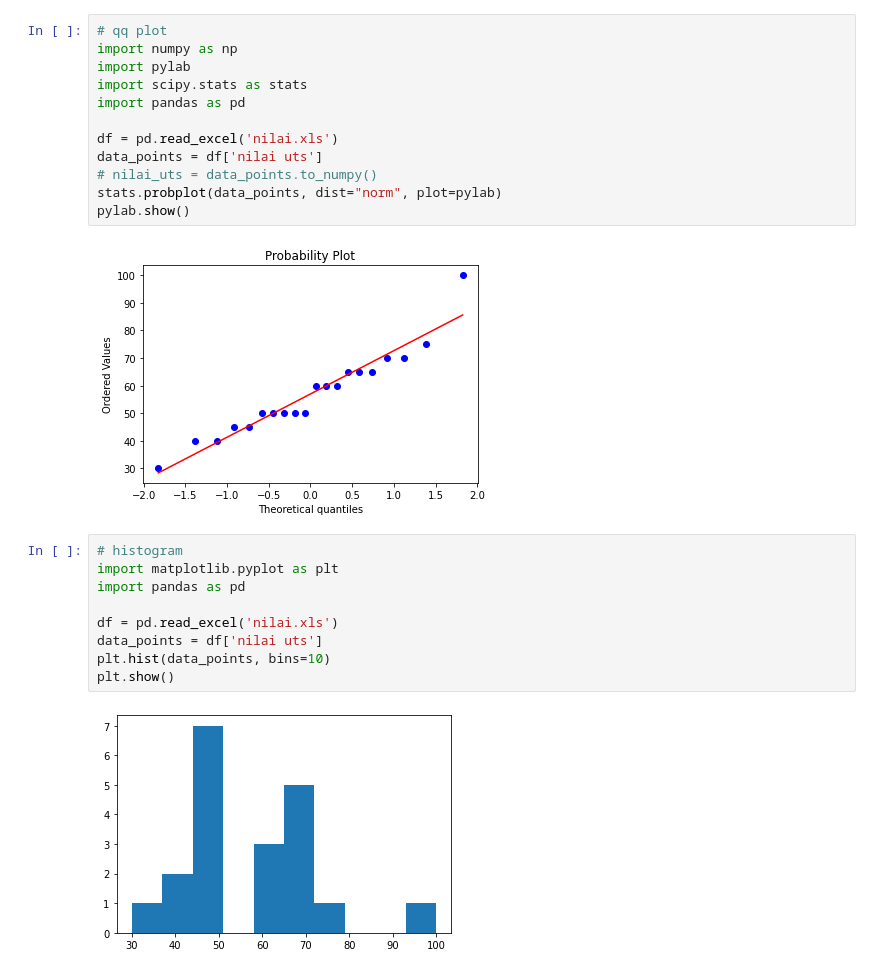
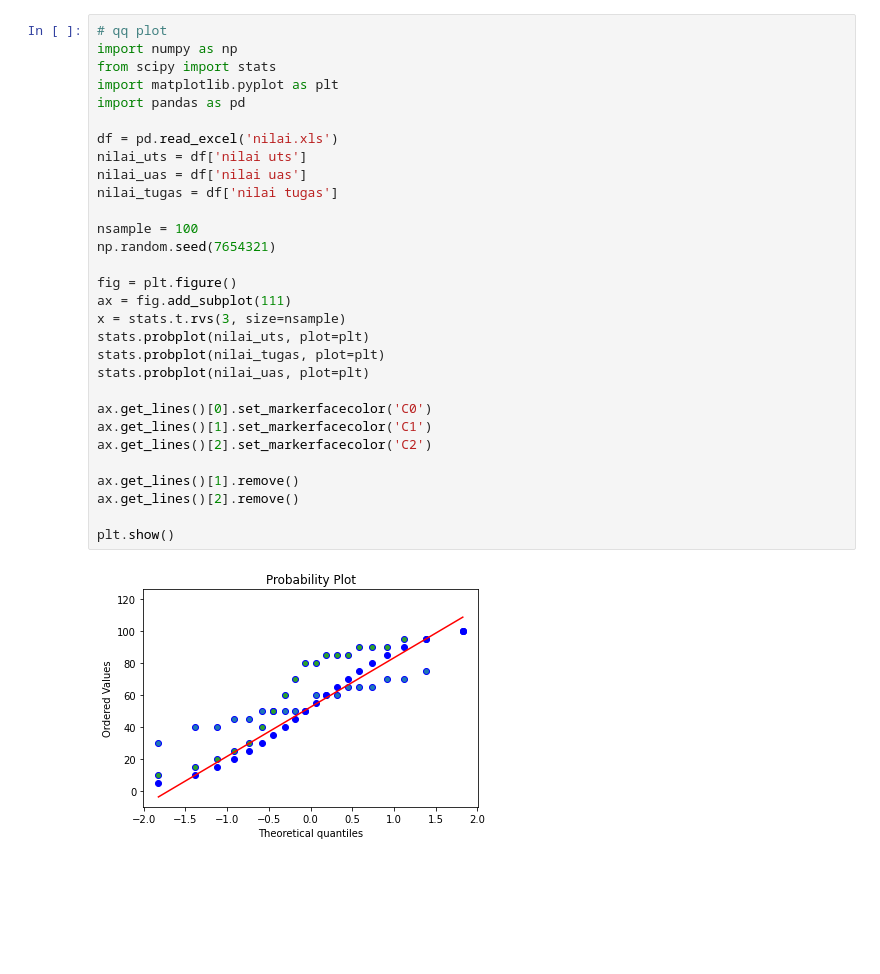
Before and after one commit to aluth313/python-qq-plot-histogram-scatter-plot, a Jupyter notebook: coba.ipynb, the cells around one changed output. Saved outputs shown, nothing was run; the diff lists cells and outputs as text; blank space fills up the shorter version.

Commit message:
multiple data

```diff
--- a/coba.ipynb
+++ b/coba.ipynb
@@ -1,25 +1,32 @@
-# %%
-# qq plot
-import numpy as np
-import pylab
-import scipy.stats as stats
-import pandas as pd
-
-df = pd.read_excel('nilai.xls')
-data_points = df['nilai uts']
-# nilai_uts = data_points.to_numpy()
-stats.probplot(data_points, dist="norm", plot=pylab)
-pylab.show()
-# %% [output]
-[figure, removed]
-# %%
-# histogram
-import matplotlib.pyplot as plt
-import pandas as pd
-
-df = pd.read_excel('nilai.xls')
-data_points = df['nilai uts']
-plt.hist(data_points, bins=10)
-plt.show()
-# %% [output]
-[figure, removed]
+# %%
+# qq plot
+import numpy as np
+from scipy import stats
+import matplotlib.pyplot as plt
+import pandas as pd
+
+df = pd.read_excel('nilai.xls')
+nilai_uts = df['nilai uts']
+nilai_uas = df['nilai uas']
+nilai_tugas = df['nilai tugas']
+
+nsample = 100
+np.random.seed(7654321)
+
+fig = plt.figure()
+ax = fig.add_subplot(111)
+x = stats.t.rvs(3, size=nsample)
+stats.probplot(nilai_uts, plot=plt)
+stats.probplot(nilai_tugas, plot=plt)
+stats.probplot(nilai_uas, plot=plt)
+
+ax.get_lines()[0].set_markerfacecolor('C0')
+ax.get_lines()[1].set_markerfacecolor('C1')
+ax.get_lines()[2].set_markerfacecolor('C2')
+
+ax.get_lines()[1].remove()
+ax.get_lines()[2].remove()
+
+plt.show()
+# %% [output]
+[figure, added]
```
Also changed, not shown: parts of 2 cells of this notebook.
